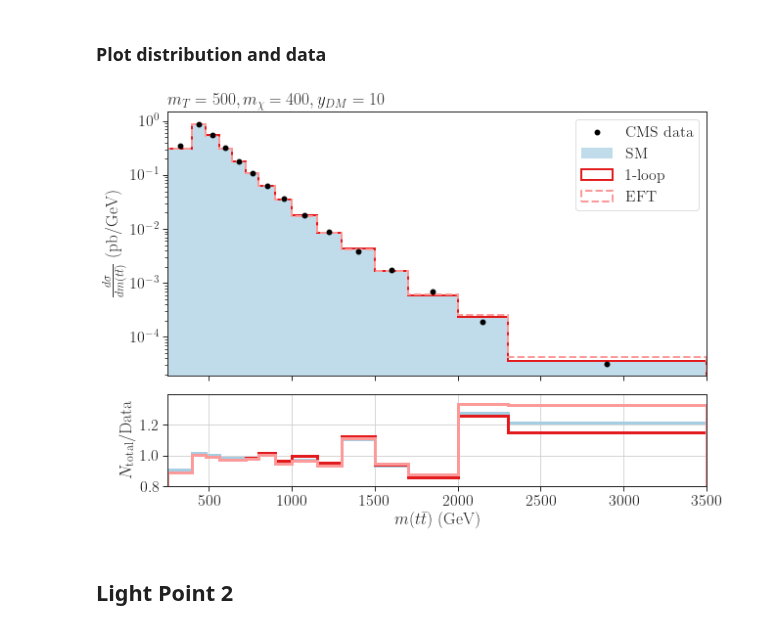
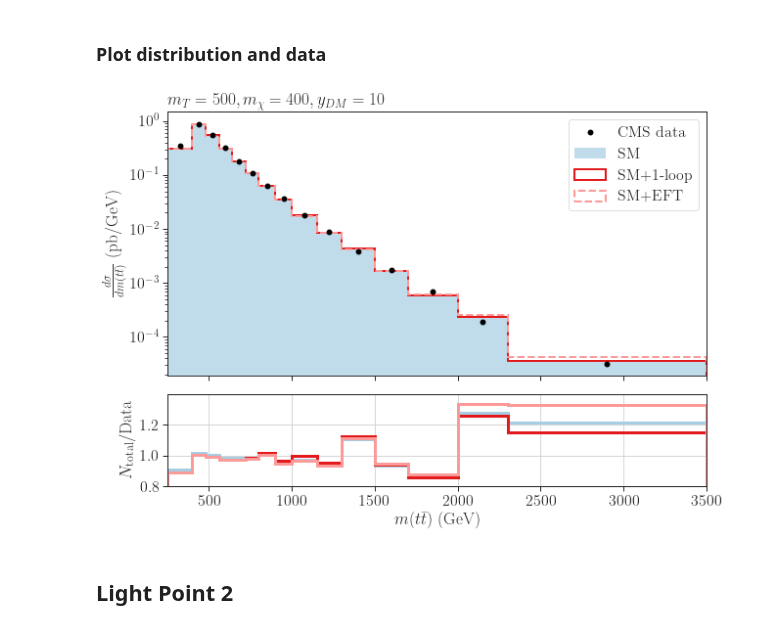
Before and after one commit to andlessa/SMStoEFT, a Jupyter notebook: notebooks/distributions/plots-dists-CMS.ipynb, the cells around one changed output. Drawn from its saved outputs; the diff is of its cells as text; code cells hidden in the pictures.

Commit message:
Small fixes in plots

```diff
--- a/notebooks/distributions/plots-dists-CMS.ipynb
+++ b/notebooks/distributions/plots-dists-CMS.ipynb
@@ -101,36 +101,36 @@ yDM = 10.0/recastData.iloc[0]['yDM']
 
 _, axarr = plt.subplots(2,sharex=True, gridspec_kw = {'height_ratios':[2, 0.7]},figsize=(9,7))
 plt.subplots_adjust(left=0.12, bottom=0.12, right=0.97, top=None, wspace=None, hspace=0.1)
 
 axarr[0].scatter(bin_centers,xsecsObs,label='CMS data',linewidth=2,s=15,
 c='black',zorder=10)
 axarr[0].hist(bin_centers,weights=smNLO,label=r'SM',histtype='step',linewidth=0,bins=cms_bins,color=colors[0],fill=True,alpha=0.7)
-axarr[0].hist(bin_centers,weights=smNLO+signalNLO*yDM**2,label=r'1-loop',histtype='step',linewidth=2,bins=cms_bins,color=colors[5])
-axarr[0].hist(bin_centers,weights=smNLO+signalEFTNLO*yDM**2,label=r'EFT',histtype='step',linewidth=2,bins=cms_bins,linestyle='dashed',color=colors[4])
+axarr[0].hist(bin_centers,weights=smNLO+signalNLO*yDM**2,label=r'SM+1-loop',histtype='step',linewidth=2,bins=cms_bins,color=colors[5])
+axarr[0].hist(bin_centers,weights=smNLO+signalEFTNLO*yDM**2,label=r'SM+EFT',histtype='step',linewidth=2,bins=cms_bins,linestyle='dashed',color=colors[4])
 axarr[0].set_yscale('log')
 # axarr[0].set_ylim(1e-6,2e-2)
 axarr[0].legend()
 axarr[0].set_xlim(250.,3500.)
 # axarr[0].grid()
 
 axarr[1].hist(bin_centers,weights=np.divide(smNLO,xsecsObs),histtype='step',linewidth=3,bins=cms_bins,color=colors[0])
 axarr[1].hist(bin_centers,weights=np.divide(smNLO+signalNLO*yDM**2,xsecsObs),histtype='step',linewidth=3,bins=cms_bins,color=colors[5])
 axarr[1].hist(bin_centers,weights=np.divide(smNLO+signalEFTNLO*yDM**2,xsecsObs),histtype='step',linewidth=3,bins=cms_bins,color=colors[4])
 
 axarr[1].set_ylim(0.8,1.4)
 axarr[1].set_yticks(np.arange(0.8,1.4,0.2))
 axarr[1].grid()
 
 axarr[0].set_title(r'$m_T = %1.0f, m_{\chi} = %1.0f, y_{DM} = %1.0f$' %(mST,mChi,yDM),loc='left')
 axarr[1].set_xlabel(r'$m(t\bar{t})$ (GeV)')
 axarr[0].set_ylabel(r'$\frac{d \sigma}{d m(t\bar{t})}$ (pb/GeV)')
 axarr[1].set_ylabel(r'$N_{\rm total}/{\rm Data}$')
 
 axarr[0].set_title(r'$m_T = %1.0f, m_{\chi} = %1.0f, y_{DM} = %1.0f$' %(mST,mChi,yDM),loc='left')
 plt.savefig('CMS_mtt_mST%i_mChi%i_yDM_%i.png' %(int(mST),int(mChi),int(yDM)))
 plt.show()
 # %% [output]
-[figure, old version]
+[figure, new version]
 # %% [markdown]
 ## Light Point 2
 # %% [markdown]
```
Also changed, not shown: parts of 1 cell of this notebook, 1 other file.
